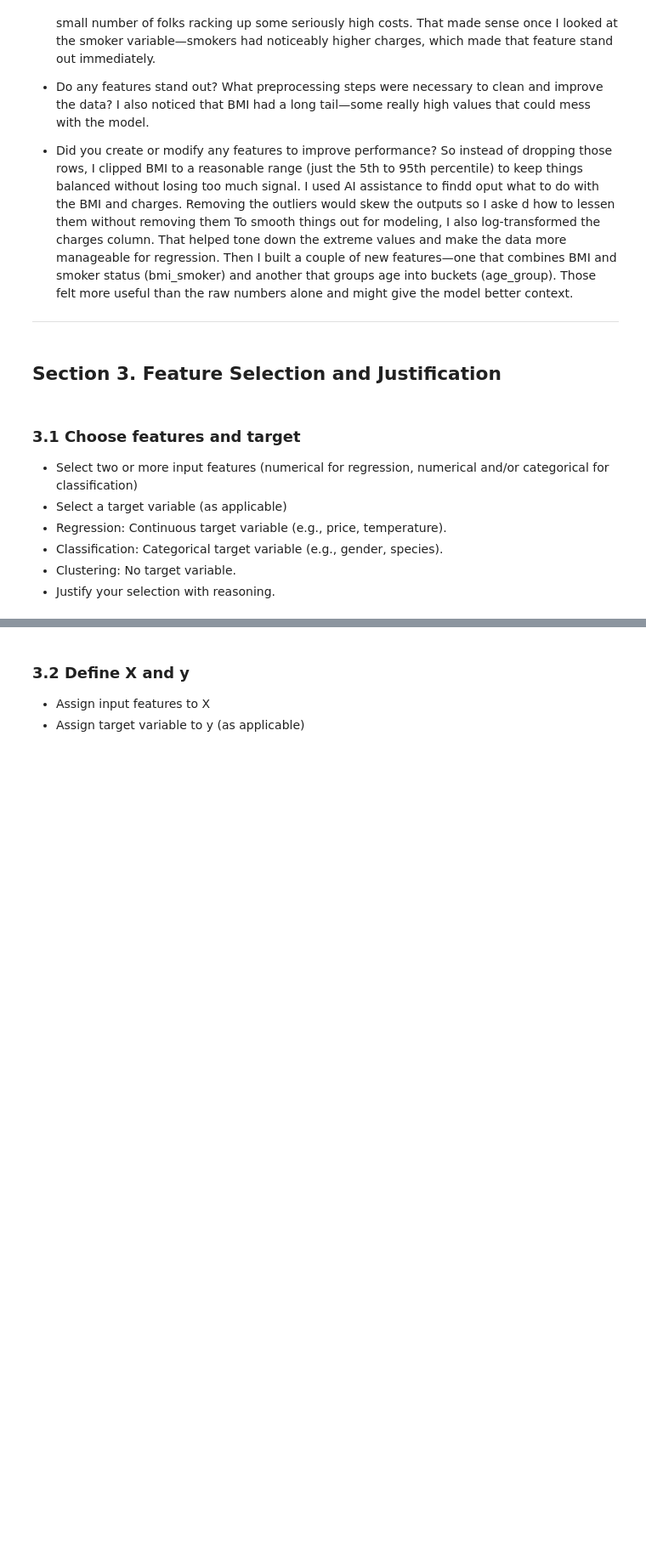
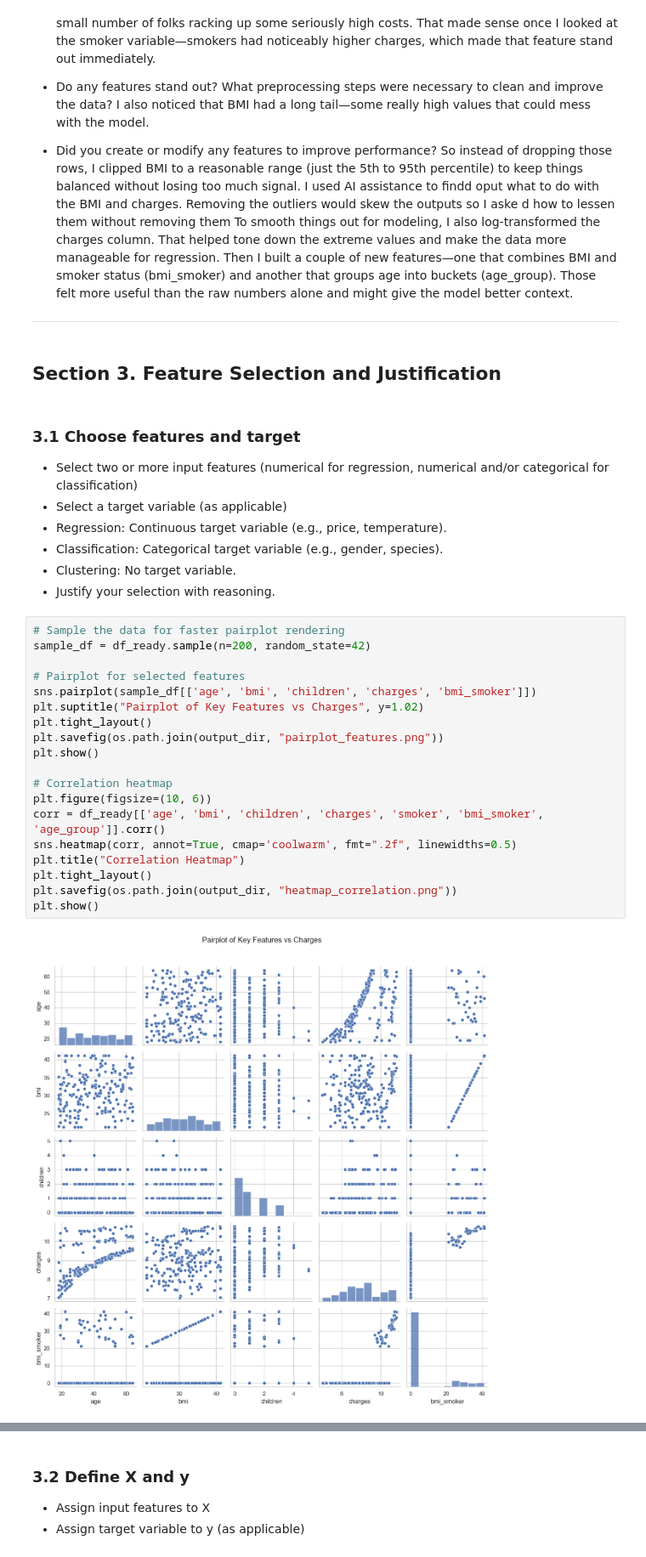
Before and after one commit to JBtallgrass/ml_regression_jballard, a Jupyter notebook: ml_regression_jballard.ipynb, the cells around one changed output, grey strips where cells are left out. Shown at 85% size. Drawn from its saved outputs; the diff is of its cells as text; blank space fills up the shorter version.

```diff
--- a/ml_regression_jballard.ipynb
+++ b/ml_regression_jballard.ipynb
@@ -227,3 +259,24 @@ So instead of dropping those rows, I clipped BMI to a reasonable range (just the
   - Classification: Categorical target variable (e.g., gender, species).
   - Clustering: No target variable.
   - Justify your selection with reasoning.
+# %%
+# Sample the data for faster pairplot rendering
+sample_df = df_ready.sample(n=200, random_state=42)
+
+# Pairplot for selected features
+sns.pairplot(sample_df[['age', 'bmi', 'children', 'charges', 'bmi_smoker']])
+plt.suptitle("Pairplot of Key Features vs Charges", y=1.02)
+plt.tight_layout()
+plt.savefig(os.path.join(output_dir, "pairplot_features.png"))
+plt.show()
+
+# Correlation heatmap
+plt.figure(figsize=(10, 6))
+corr = df_ready[['age', 'bmi', 'children', 'charges', 'smoker', 'bmi_smoker', 'age_group']].corr()
+sns.heatmap(corr, annot=True, cmap='coolwarm', fmt=".2f", linewidths=0.5)
+plt.title("Correlation Heatmap")
+plt.tight_layout()
+plt.savefig(os.path.join(output_dir, "heatmap_correlation.png"))
+plt.show()
+# %% [output]
+[figure, added]
```
Also changed, not shown: parts of 15 cells of this notebook, 10 other files.
